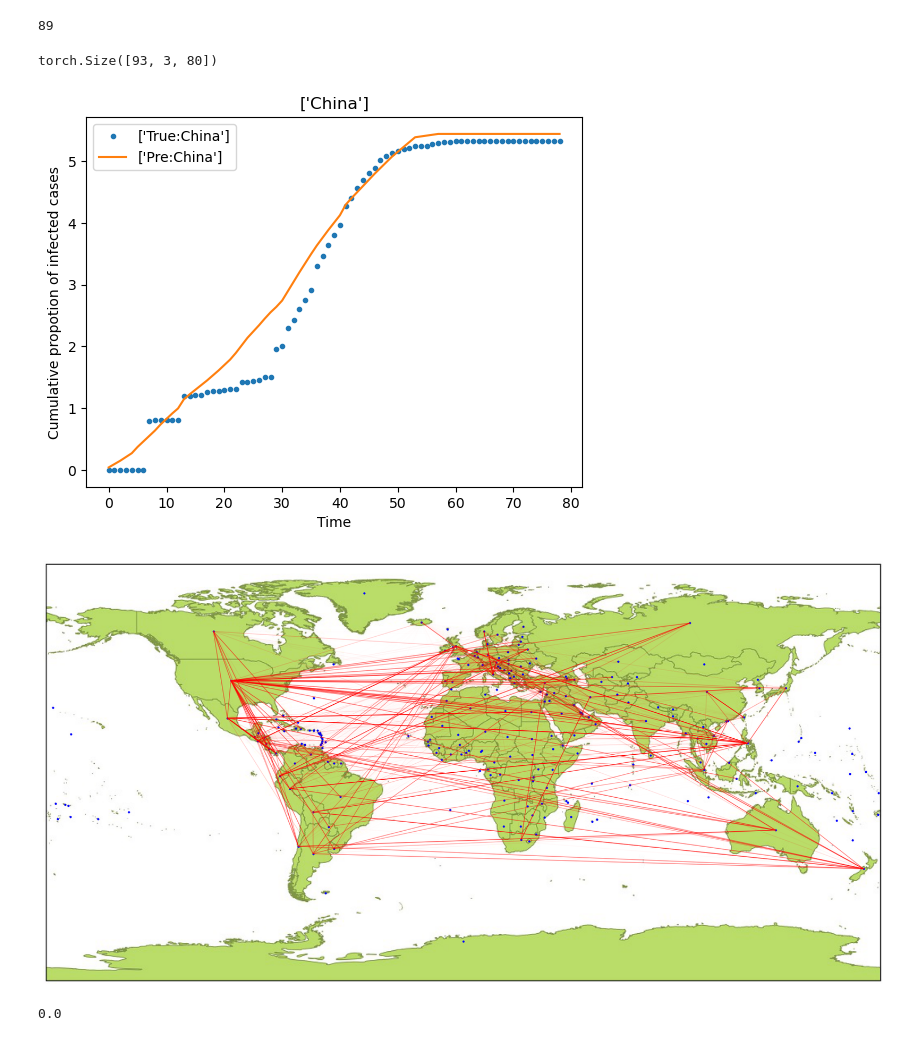
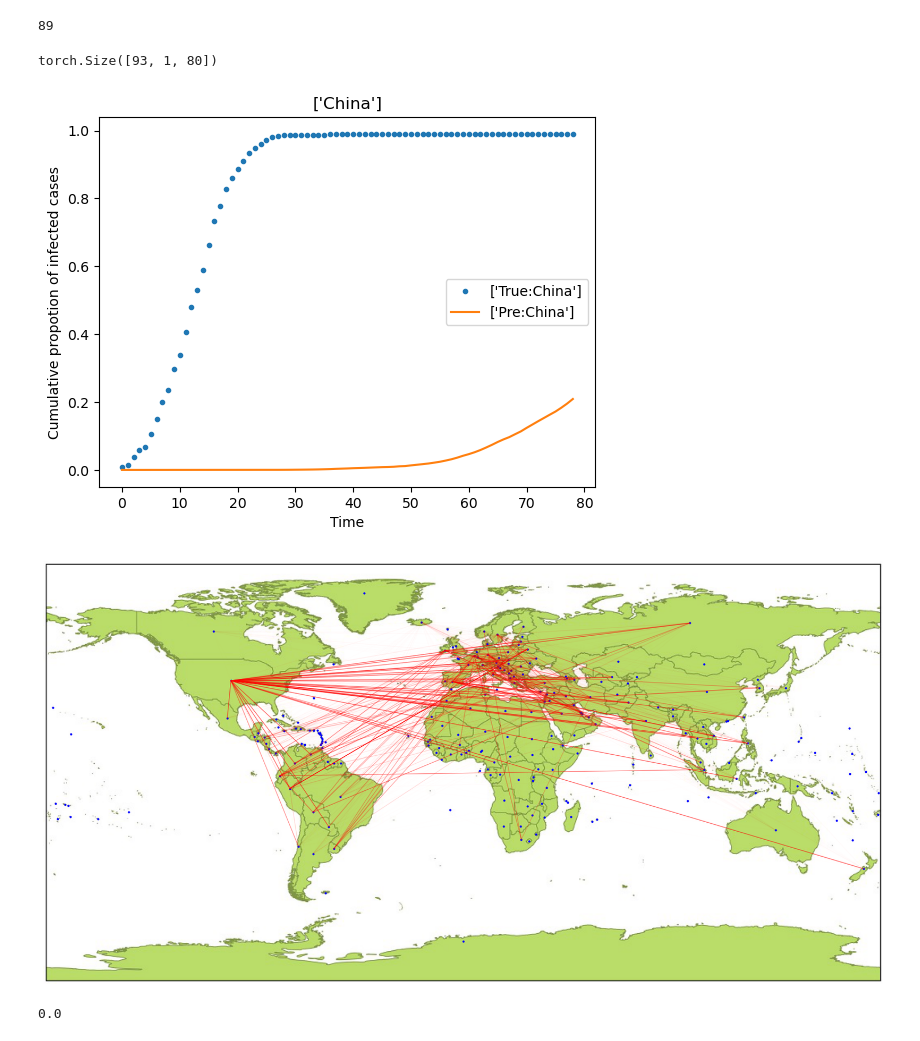
Before and after one commit to bizhili/Topology_Learning_Epis, a Jupyter notebook: test_multi_cities_no_att_real.ipynb, the cells around one changed output. Cells and saved outputs as stored; diff of their text form; code cells hidden in the pictures.

```diff
--- a/test_multi_cities_no_att_real.ipynb
+++ b/test_multi_cities_no_att_real.ipynb
@@ -29,7 +29,7 @@ paras.modelLoad= "AA"
 paras.epoches= 20000
 paras.strains = 1
 
-Epi= "SARS_H1N1_COVID" # sars, covid, H1N1
+Epi= "COVID" # SARS_H1N1_COVID
 
 # Read the CSV file into a NumPy array
 epiOData = np.genfromtxt(f'testData/test_data.csv', delimiter=',', skip_header=0)
@@ -170,8 +172,8 @@ ratio= torch.tensor([r0, r1, r2]).to(device=device)[None, :, None]/153
 # %%
 evaluateMeth= [evaluate.spectral_similarity, evaluate.pearson_correlation, evaluate.jaccard_similarity,evaluate.ROC_AUC, evaluate.PR_AUC]
 zMatBound= A_mat.create_A_mat(torch.ones((paras.n, paras.n)).to(device)-torch.eye(paras.n).to(device), P)
-# ratio = 1/153
-print(ratio)
+ratio = 1/153
+# print(ratio)
 for j in tqdm(range(paras.epoches*24)):
     optimizer1.zero_grad()
     optimizer2.zero_grad()
@@ -318,35 +310,35 @@ if plotFlag==1:
     plt.legend()
     print(signal.shape)
 # %% [output]
-torch.Size([93, 3, 80])
+torch.Size([93, 1, 80])
-[figure, old version]
+[figure, new version]
 # %%
 popIdxDataNp= np.array(popIdxData, dtype= "int")
 def plot_on_map(PreANp, lineWeightRatio= 10):
     plt.figure(figsize=(10.28*2, 5.18*2))
     coordinatesArrayTmp= np.stack([data["loc_x"].to_numpy(), data["loc_y"].to_numpy()], axis= 1)
     img = plt.imread("WorldEqdc.jpg")
     plt.imshow(img)
     coordinatesArray= coordinatesArrayTmp.copy()
     coordinatesArray[:, 1]= 2.835*coordinatesArrayTmp[:, 1]+1028/2
     coordinatesArray[:, 0]= -2.835*coordinatesArrayTmp[:, 0]+518/2
     plt.scatter(coordinatesArray[:, 1], coordinatesArray[:, 0], color='blue', s=4, label="Locations")
     # for i in range(len(popName)):
     #     plt.text(coordinatesArray[i, 1] + 0.1,
     #             coordinatesArray[i, 0] + 0.1, f"{popName[i]}", fontsize=10, color='black')  # Annotate points
     for i in range(PreANp.shape[0]):
         for j in range(i + 1, PreANp.shape[1]):  # Only upper triangle (undirected graph)
             if (PreANp[j, i]+PreANp[i, j])/2 > 1e-5 :# Only plot edges with weight > 0
                 weight = (PreANp[j, i]+PreANp[i, j])/2
                 plt.plot(
                     [coordinatesArray[popIdxDataNp[i], 1], coordinatesArray[popIdxDataNp[j], 1]],
                     [coordinatesArray[popIdxDataNp[i], 0], coordinatesArray[popIdxDataNp[j], 0]],
                     color='red', alpha=min((weight)*lineWeightRatio, 1), linewidth= 1
                 )
     plt.axis('off')
-plot_on_map(PreA.cpu().detach().numpy(), 20)
+plot_on_map(PreA.cpu().detach().numpy(), 10)
 # %% [output]
-[figure, old version]
+[figure, new version]
 # %%
 Adj = np.genfromtxt('empirical_data/Flights_adj.csv', delimiter=',', skip_header= 0)
 np.fill_diagonal(Adj, 0)
```
Also changed, not shown: parts of 10 cells of this notebook, 4 other files.
